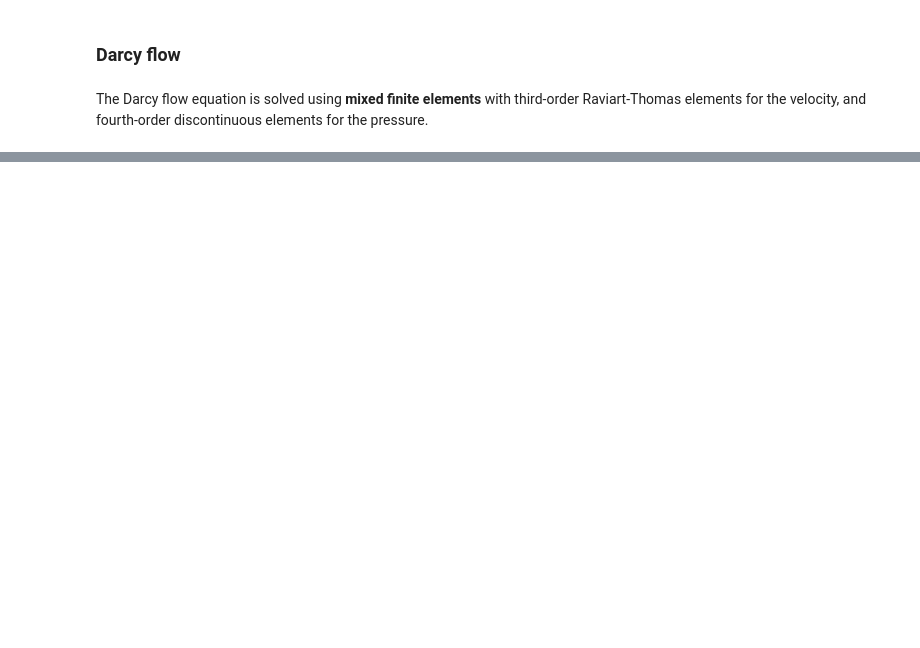
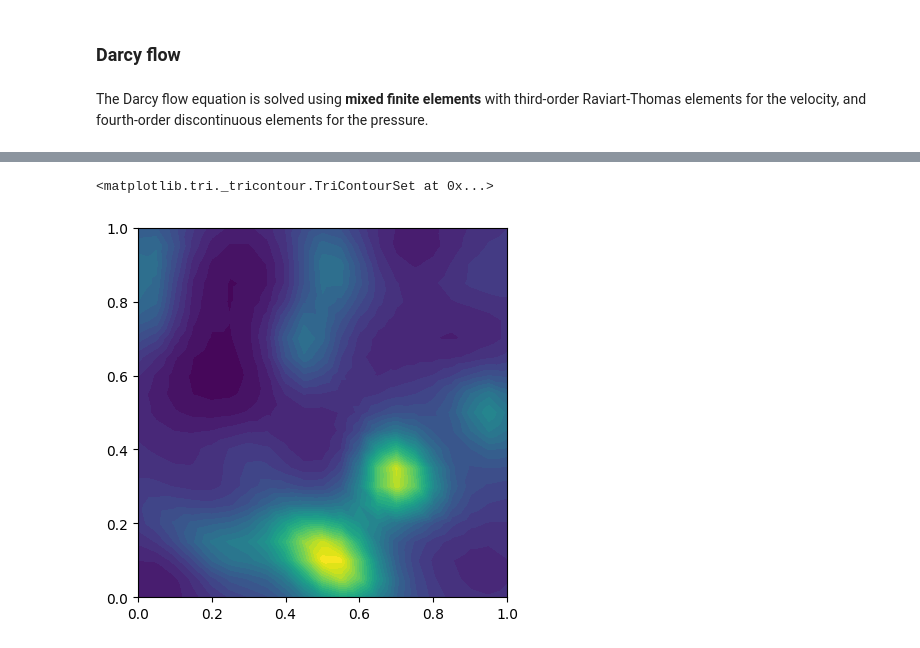
Before and after one commit to FraBet29/APSC_project, a Jupyter notebook: bayesian_network/darcy_flow.ipynb, the cells around one changed output, grey strips where cells are left out. Saved outputs shown, nothing was run; the diff lists cells and outputs as text; code cells hidden in the pictures; blank space fills up the shorter version.

```diff
--- a/bayesian_network/darcy_flow.ipynb
+++ b/bayesian_network/darcy_flow.ipynb
@@ -399,0 +217,14 @@ plt.show()
+# %%
+# Print random snapshot
+
+K = Function(V)
+p = Function(V)
+
+idx = 5
+K.vector()[:] = K_reloaded[idx]
+p.vector()[:] = p_reloaded[idx]
+# %%
+plot(K)
+# %% [output]
+<matplotlib.tri._tricontour.TriContourSet at 0x...>
+[figure, added]
```
Also changed, not shown: parts of 29 cells of this notebook, 4 other files.
